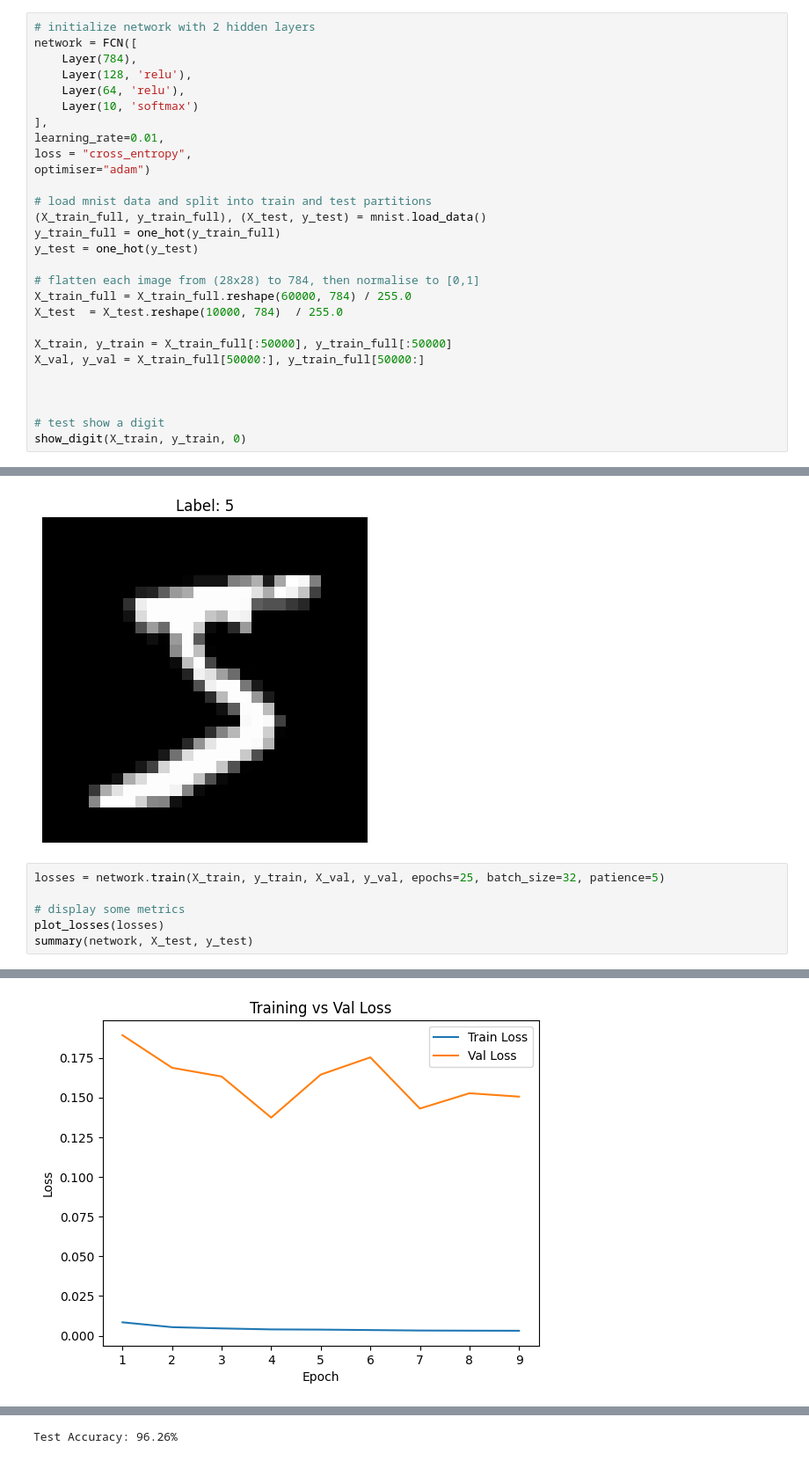
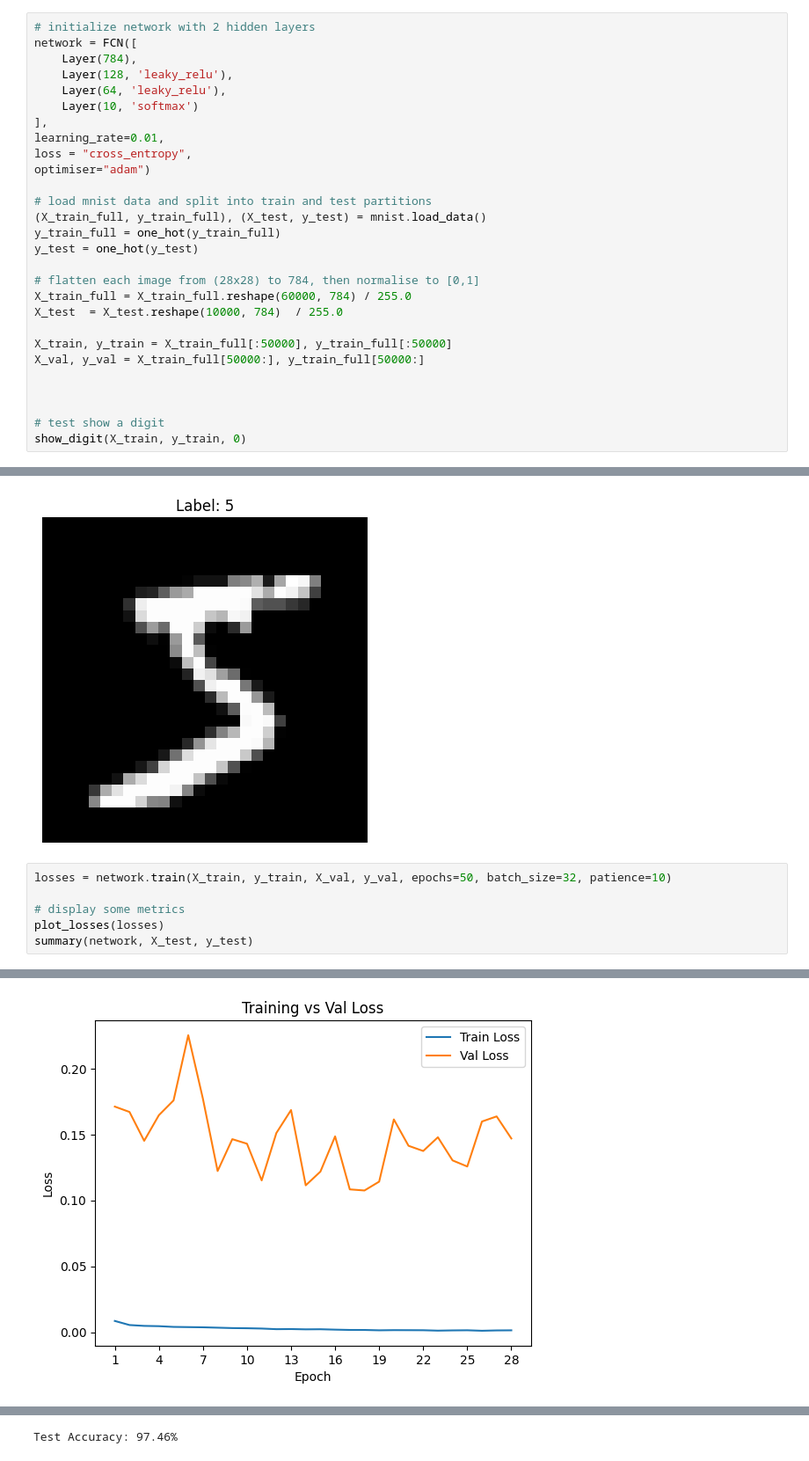
Before and after one commit to AdamK-2006/Portfolio, a Jupyter notebook: neural_network/main.ipynb, the cells around one changed output, grey strips where cells are left out. Shown at 88% size. Saved outputs shown, nothing was run; the diff lists cells and outputs as text.

```diff
--- a/neural_network/main.ipynb
+++ b/neural_network/main.ipynb
@@ -26,8 +26,8 @@ def one_hot(y, classes=10):
 # initialize network with 2 hidden layers
 network = FCN([
     Layer(784),
-    Layer(128, 'relu'),
-    Layer(64, 'relu'),
+    Layer(128, 'leaky_relu'),
+    Layer(64, 'leaky_relu'),
     Layer(10, 'softmax')
 ],
 learning_rate=0.01,
@@ -54,7 +54,7 @@ show_digit(X_train, y_train, 0)
 FCN initialized
 [figure]
 # %%
-losses = network.train(X_train, y_train, X_val, y_val, epochs=25, batch_size=32, patience=5)
+losses = network.train(X_train, y_train, X_val, y_val, epochs=50, batch_size=32, patience=10)
 
 # display some metrics
 plot_losses(losses)
@@ -79,2 +79,2 @@ Validation Loss: 0.1506 - Validation Accuracy: 96.64%
 Early stopping executed
-[figure, old version]
+[figure, new version]
@@ -82 +82 @@ Early stopping executed
-Test Accuracy: 96.26%
+Test Accuracy: 97.46%
```
Also changed, not shown: parts of 3 cells of this notebook, 4 other files.
